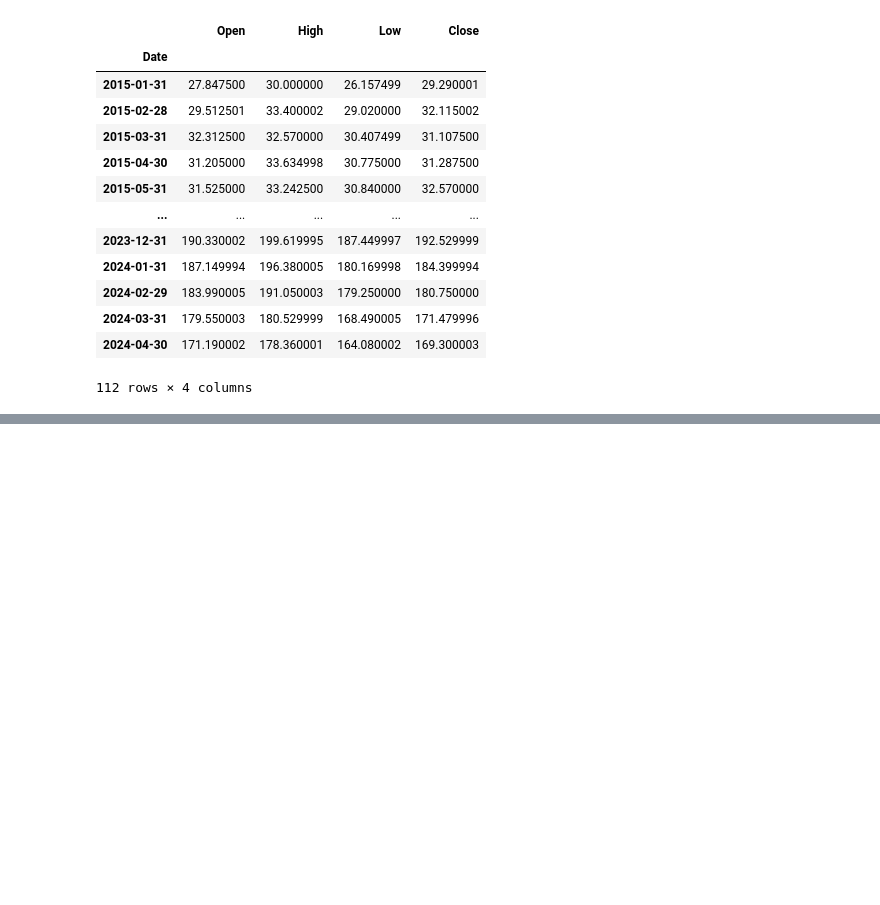
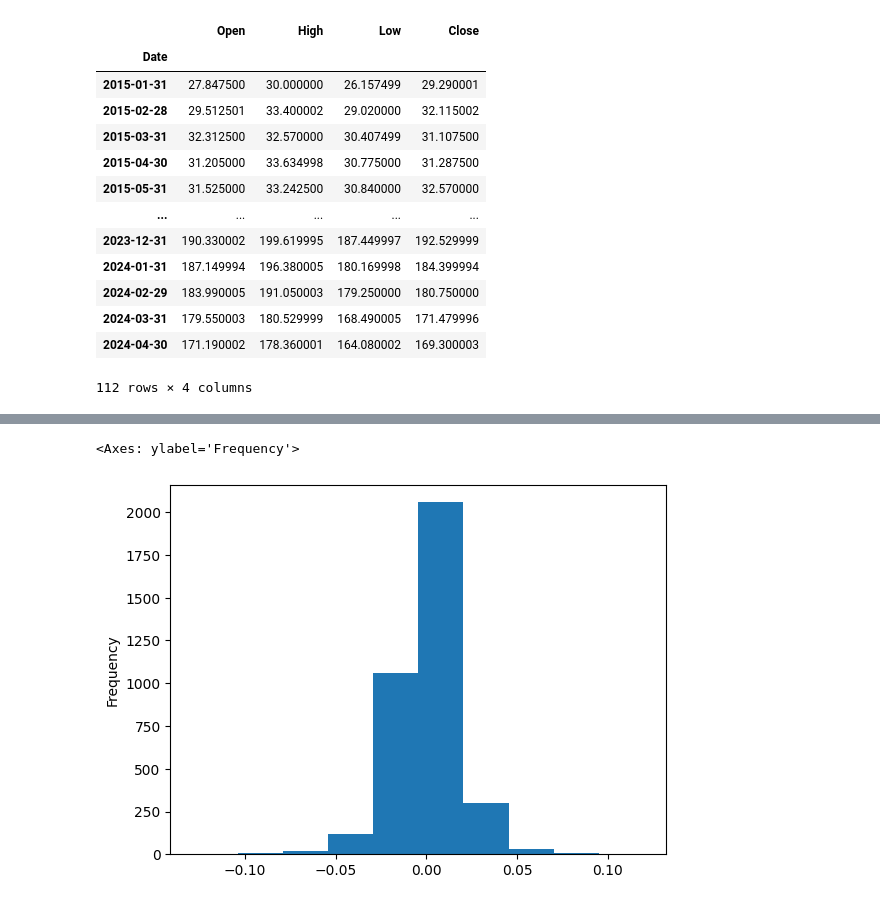
Before and after one commit to TAgKyaw/data_analysis_projects, a Jupyter notebook: financial_data_analysis/applied_financial_analysis.ipynb, the cells around one changed output, grey strips where cells are left out. Drawn from its saved outputs; the diff is of its cells as text; code cells hidden in the pictures; blank space fills up the shorter version.

```diff
--- a/financial_data_analysis/applied_financial_analysis.ipynb
+++ b/financial_data_analysis/applied_financial_analysis.ipynb
@@ -478,0 +496,5 @@ data['2015-01-01':].resample('ME').agg({
+# %%
+data['return'].plot(kind='hist')
+# %% [output]
+<Axes: ylabel='Frequency'>
+[figure, added]
```
Also changed, not shown: parts of 7 cells of this notebook.
